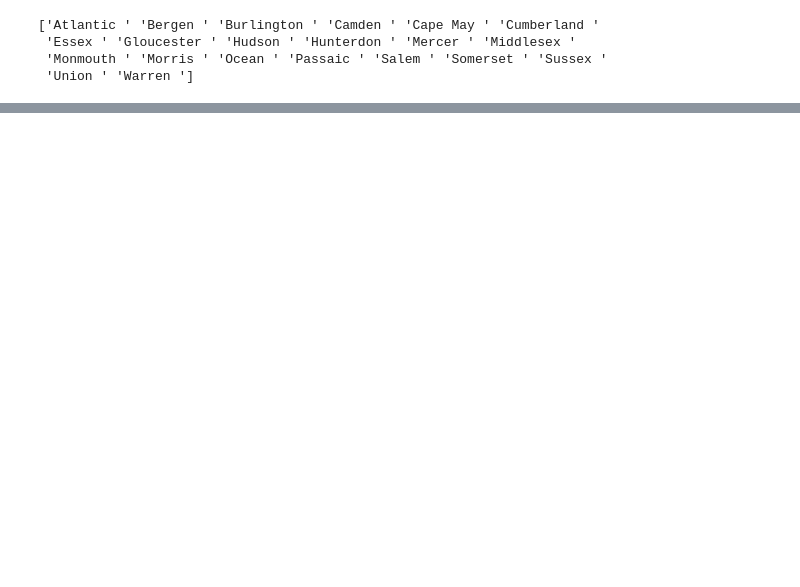
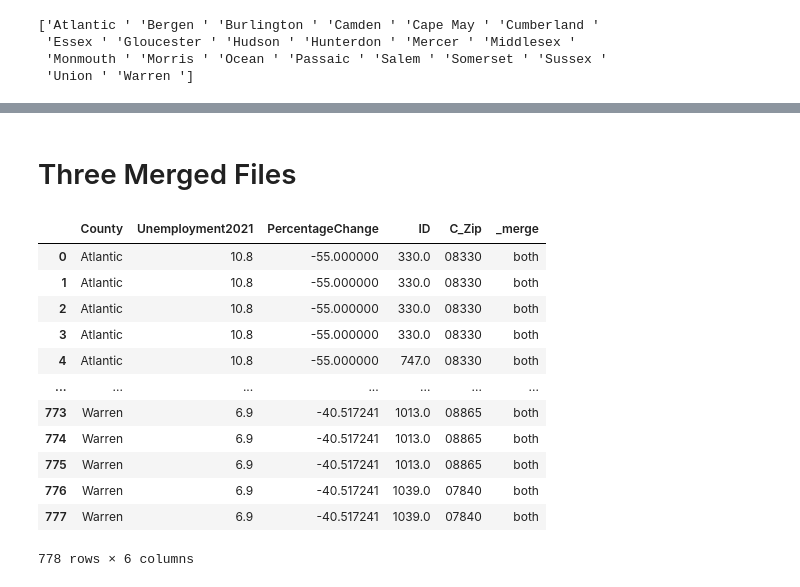
Before and after one commit to theaok/vis-sp23-ewattudo, a Jupyter notebook: ps2_pynb.ipynb, the cells around one changed output, grey strips where cells are left out. Cells and saved outputs as stored; diff of their text form; code cells hidden in the pictures; blank space fills up the shorter version.

Commit message:
Three merged files. Now some analysis.

```diff
--- a/ps2_pynb.ipynb
+++ b/ps2_pynb.ipynb
@@ -652,3 +663,5 @@ print(njappzipmerge.County.unique())
  'Gloucester' 'Ocean' 'Somerset' 'Hudson' 'Cumberland' 'Atlantic' 'Mercer'
  'Cape May' 'Bergen' 'Warren' 'Morris' 'Hunterdon' 'Salem' 'Union'
  'Passaic']
+# %%
+njappzipmerge['County'] = njappzipmerge['County'].astype(str) + ' '
@@ -683,0 +764,18 @@ print(njunempmerge.County.unique())
+# %% [markdown]
+# Three Merged Files
+# %%
+pd.merge(njunempmerge,njappzipmerge,how='outer',indicator=True)
+# %% [output]
+|  | County | Unemployment2021 | PercentageChange | ID | C_Zip | _merge |
+| 0 | Atlantic | 10.8 | -55.000000 | 330.0 | 08330 | both |
+| 1 | Atlantic | 10.8 | -55.000000 | 330.0 | 08330 | both |
+| 2 | Atlantic | 10.8 | -55.000000 | 330.0 | 08330 | both |
+| 3 | Atlantic | 10.8 | -55.000000 | 330.0 | 08330 | both |
+| 4 | Atlantic | 10.8 | -55.000000 | 747.0 | 08330 | both |
+| ... | ... | ... | ... | ... | ... | ... |
+| 773 | Warren | 6.9 | -40.517241 | 1013.0 | 08865 | both |
+| 774 | Warren | 6.9 | -40.517241 | 1013.0 | 08865 | both |
+| 775 | Warren | 6.9 | -40.517241 | 1013.0 | 08865 | both |
+| 776 | Warren | 6.9 | -40.517241 | 1039.0 | 07840 | both |
+| 777 | Warren | 6.9 | -40.517241 | 1039.0 | 07840 | both |
+778 rows × 6 columns
```
Also changed, not shown: parts of 39 cells of this notebook.
